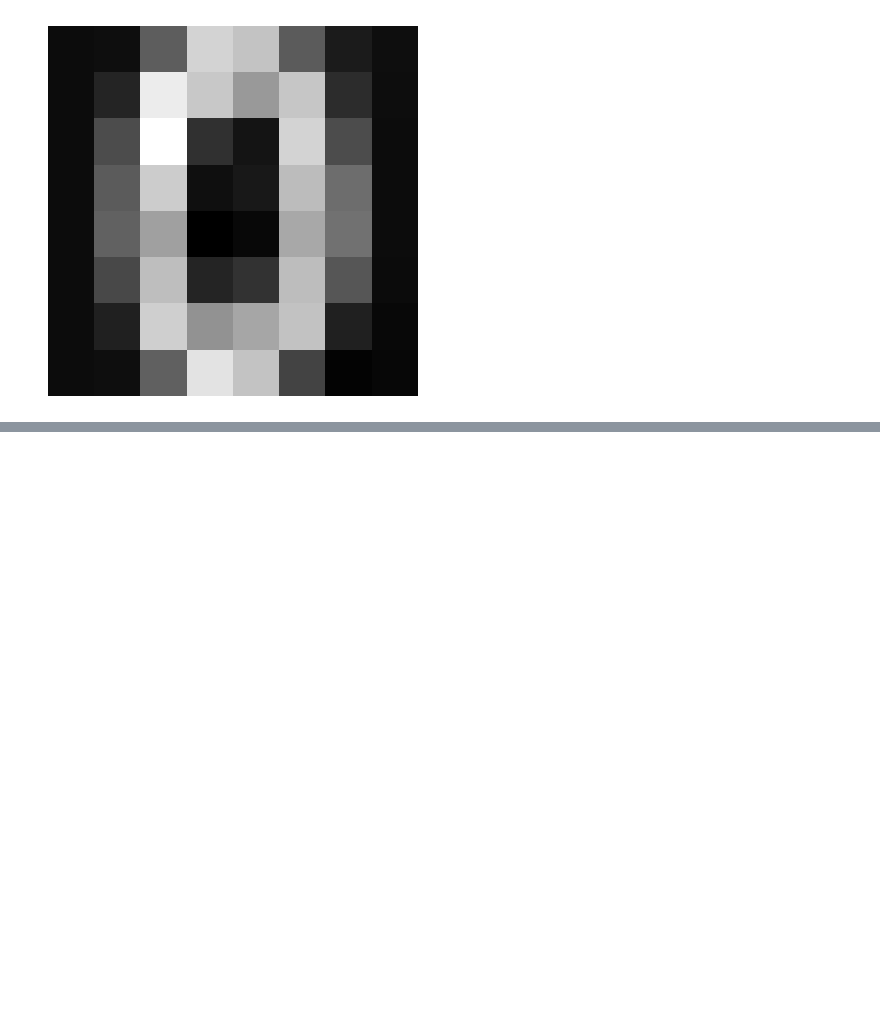
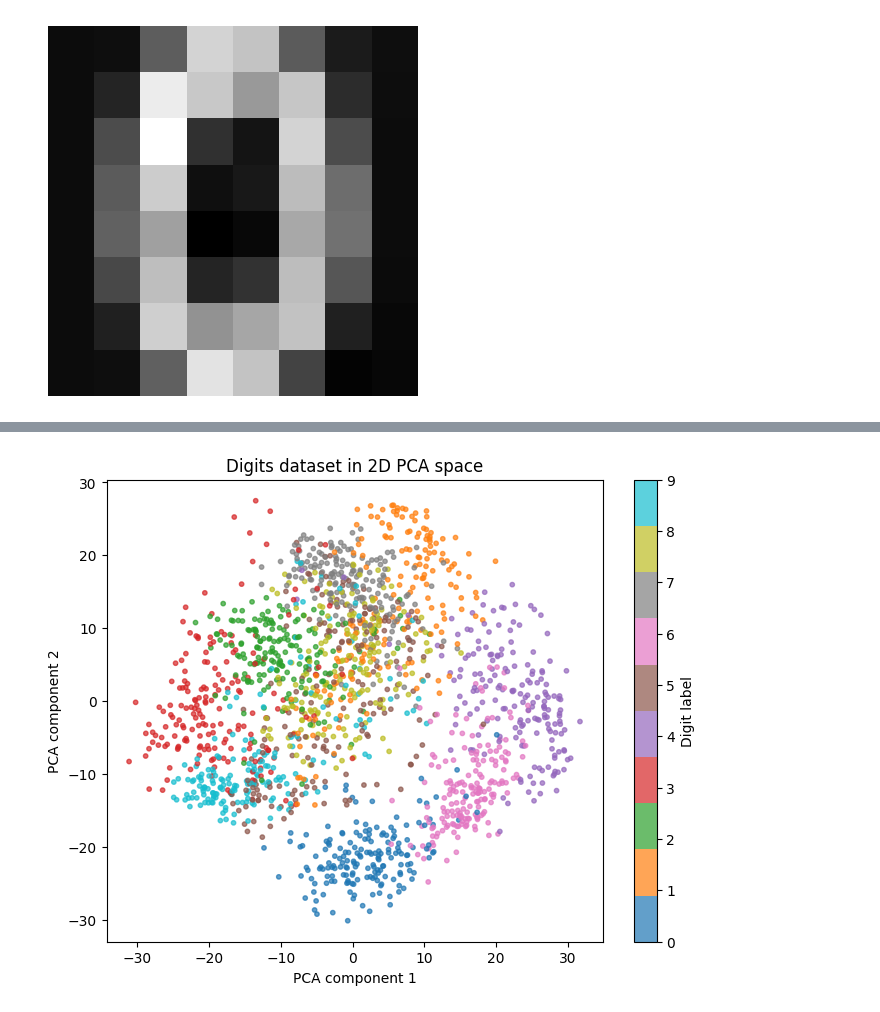
Before and after one commit to asopozala-prog/bbc-news-topic-modeling, a Jupyter notebook: exploring-nmf-and-pca-on-handwritten-digit-images.ipynb, the cells around one changed output, grey strips where cells are left out. Drawn from its saved outputs; the diff is of its cells as text; code cells hidden in the pictures; blank space fills up the shorter version.

Commit message:
Kaggle Notebook | Exploring NMF and PCA on Handwritten Digit Images | Version 2

```diff
--- a/exploring-nmf-and-pca-on-handwritten-digit-images.ipynb
+++ b/exploring-nmf-and-pca-on-handwritten-digit-images.ipynb
@@ -171,3 +217,28 @@ Original 0 from dataset (index: 0 )
 [figure]
 Same 0 reconstructed from PCA components:
 [figure]
+# %%
+from sklearn.datasets import load_digits
+from sklearn.model_selection import train_test_split
+from sklearn.linear_model import LogisticRegression
+from sklearn.metrics import accuracy_score, classification_report
+
+# 1) Load data (you may already have this)
+digits = load_digits()
+X = digits.data      # (1797, 64) flattened pixels
+y = digits.target    # (1797,) labels 0–9
+
+# 2) Train / test split
+X_train, X_test, y_train, y_test = train_test_split(
+    X, y, test_size=0.2, random_state=0, stratify=y
+)
+
+# 3) Train a simple classifier
+clf = LogisticRegression(max_iter=1000)
+clf.fit(X_train, y_train)
+
+# 4) Evaluate
+y_pred = clf.predict(X_test)
+acc = accuracy_score(y_test, y_pred)
+print("Test accuracy:", acc)
+print("\nClassification report:\n", classification_report(y_test, y_pred))
@@ -173,0 +316,20 @@ Same 0 reconstructed from PCA components:
+# %%
+import matplotlib.pyplot as plt
+
+# 1) 2D PCA
+pca_2 = PCA(n_components=2, random_state=0)
+X_pca_2 = pca_2.fit_transform(X)
+
+# 2) Scatter plot, colored by true digit
+plt.figure(figsize=(8, 6))
+scatter = plt.scatter(
+    X_pca_2[:, 0], X_pca_2[:, 1],
+    c=y, cmap="tab10", s=10, alpha=0.7
+)
+plt.colorbar(scatter, ticks=range(10), label="Digit label")
+plt.xlabel("PCA component 1")
+plt.ylabel("PCA component 2")
+plt.title("Digits dataset in 2D PCA space")
+plt.show()
+# %% [output]
+[figure, added]
```
Also changed, not shown: parts of 8 cells of this notebook.
